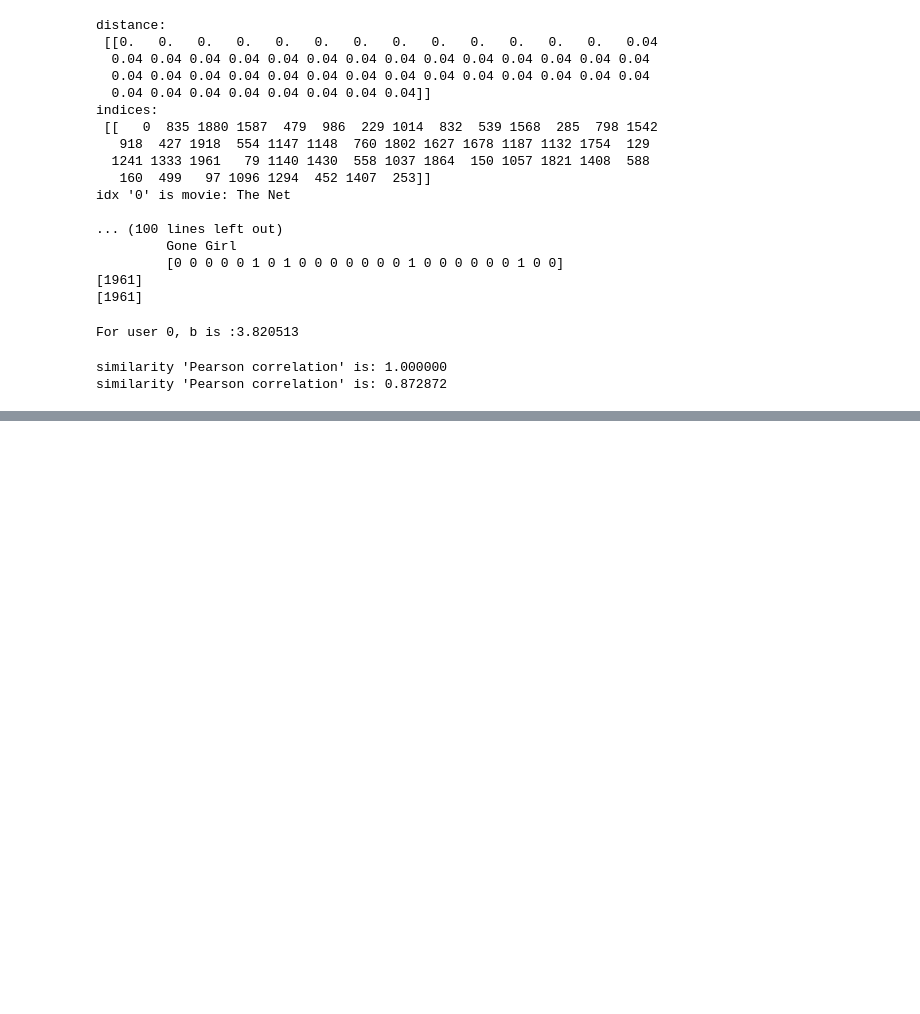
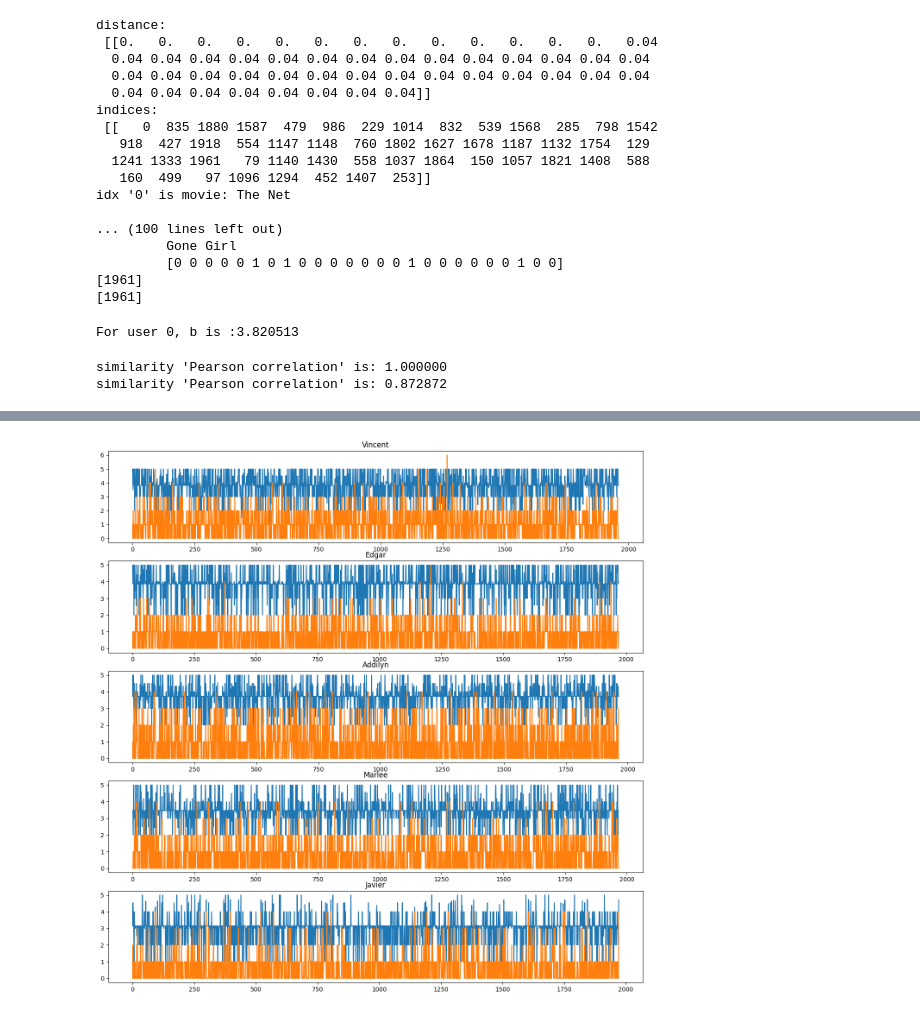
Before and after one commit to CXianRen/DAT410, a Jupyter notebook: Assignment/A2/Code/main.ipynb, the cells around one changed output, grey strips where cells are left out. Drawn from its saved outputs; the diff is of its cells as text; code cells hidden in the pictures; blank space fills up the shorter version.

```diff
--- a/Assignment/A2/Code/main.ipynb
+++ b/Assignment/A2/Code/main.ipynb
@@ -186,7 +186,8 @@ def standard_NN_model(user_idx, movie_idx):
   if sum_down !=0.0:
     r_ui += sum_up/sum_down
 
-  return r_ui
+  return r_ui, \
+         Ns # for debug
 
 # in this step we finish our basic recommodation system.
 # we can do the predict and then check their preference by ourself
@@ -200,10 +201,12 @@ def recommand(user_idx):
   # print("unwatched_idx_arr:", unwatched_idx_arr)
   # estimate the ratings
   estimated_ratings = []
+  Ns_num  = []
   for movie_idx in unwatched_idx_arr:
     # print("movie_idx:", movie_idx)
-    r_ui = standard_NN_model(user_idx,movie_idx)
+    r_ui, Ns = standard_NN_model(user_idx,movie_idx)
     estimated_ratings.append(r_ui)
+    Ns_num.append(len(Ns))
 
   # find the top N estimated ratings idx
   top_N_indices = np.argsort(estimated_ratings)[-TN:]
@@ -215,7 +218,8 @@ def recommand(user_idx):
     top_N_movies_indice.append(unwatched_idx_arr[i])
     ratings.append(estimated_ratings[i])
 
-  return top_N_movies_indice, ratings, estimated_ratings # debug
+  return top_N_movies_indice, ratings, \
+         estimated_ratings, Ns_num # debug
 # %%
 def print_user_info(user_id):
     user_ratings = user_reviews[user_id]
@@ -230,15 +234,22 @@ def print_user_info(user_id):
     rated_top_5_idx = np.argsort(user_ratings)[-5:]
     print("rated_top_5:")
     for idx in rated_top_5_idx:
-      print("\t %.1f \t %60s \t %s" % (user_ratings[idx], movie_name[idx], movie_genres[idx]))
+      print("\t%.1f %40s %s" % (user_ratings[idx], movie_name[idx], movie_genres[idx]))
 
 ### recommond with standard NN module ###
+ratings_list = []
+Ns_num_list = []
 for user_id in range(5):
-  u_tN, ratings, all_ratings = recommand(user_id)
+  u_tN, ratings, all_ratings, Ns = recommand(user_id)
+  # save all estimated ratings to do analyse
+  ratings_list.append(all_ratings)
+  Ns_num_list.append(Ns)
   print_user_info(user_id)
   print("recommond:")
   for i in range(len(u_tN)):
-    print("\t %.1f \t %60s \t %s" % (ratings[i], movie_name[u_tN[i]], movie_genres[u_tN[i]]))
+    print("\t%.1f %40s %s" % (ratings[i],
+                               movie_name[u_tN[i]][0: min(len(movie_name[u_tN[i]]),40)],
+                               movie_genres[u_tN[i]]))
 
   print("")
 # %% [output]
@@ -262,2 +273,17 @@ recommond:
+# %%
+### Analyse standard NN method result ###
+import matplotlib.pyplot as plt
+
+fig,axs= plt.subplots(5, 1, figsize=(16, 16))
+axs = axs.flatten()
+for j in range(len(ratings_list)):
+    ax = axs[j]
+    ax.plot([i for i in range(len(ratings_list[j]))],ratings_list[j] )
+    ax.plot([i for i in range(len(Ns_num_list[j]))],Ns_num_list[j] )
+    ax.set_title(user_name[j])
+
+### Analyse end ###
+# %% [output]
+[figure, added]
 # %%
 ### integrate local veiw to improve ###
```
Also changed, not shown: parts of 1 cell of this notebook, 2 other files.
